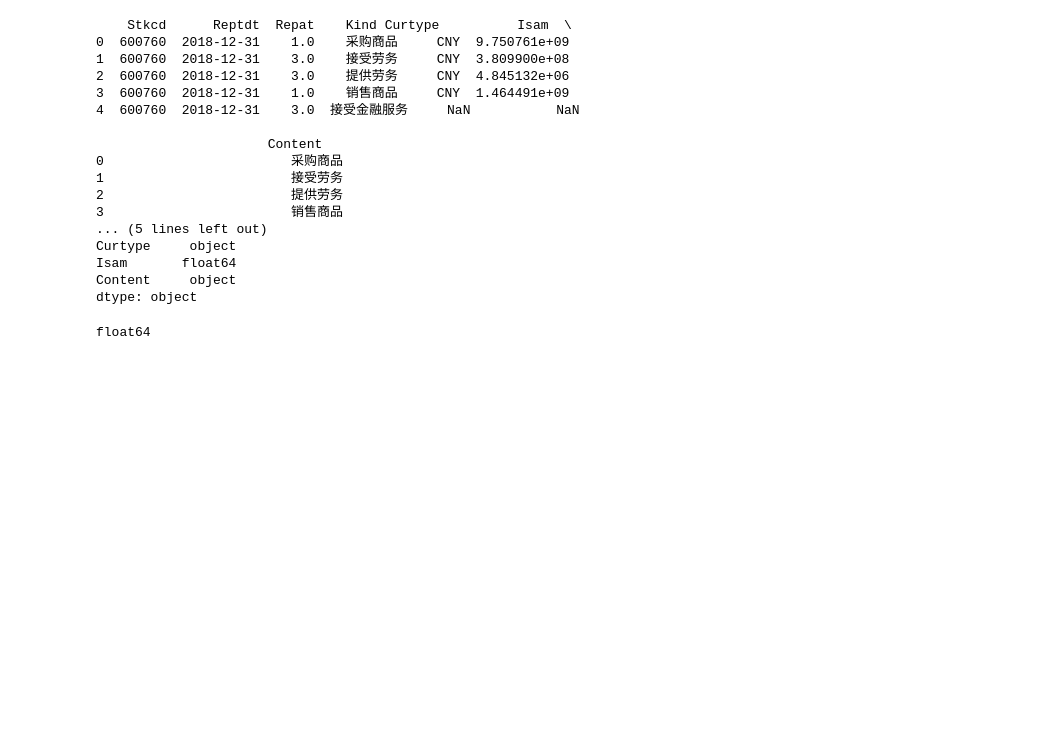
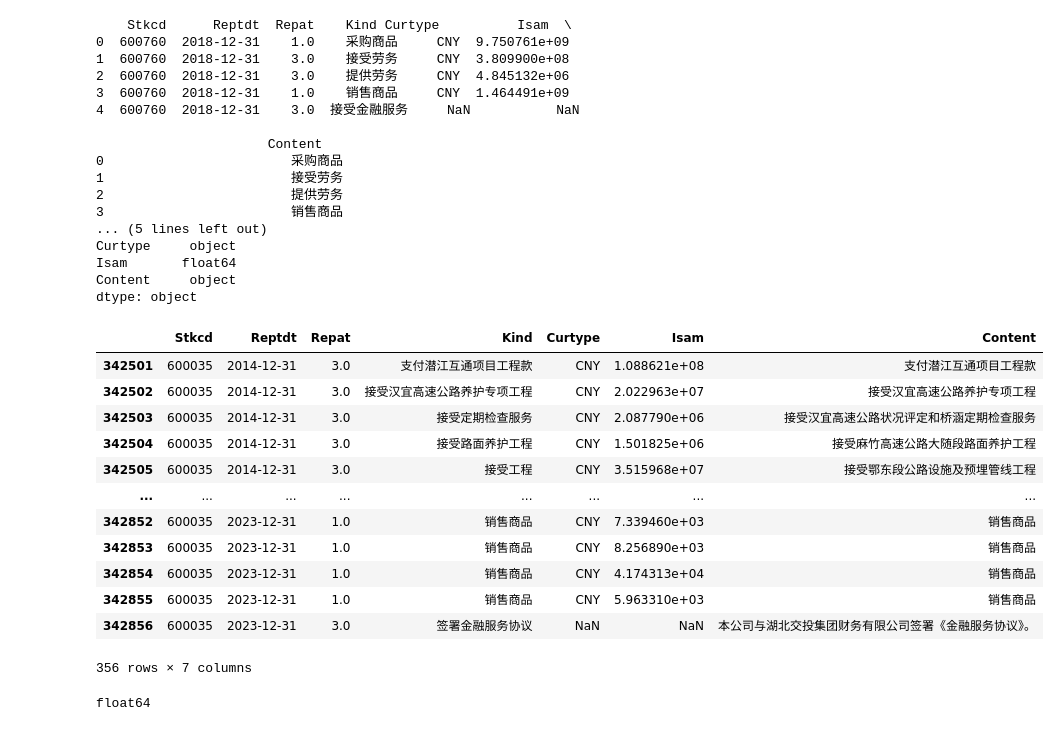
Before and after one commit to lukasgao/master_thesis, a Jupyter notebook: notebooks/关联交易.ipynb, the cells around one changed output. Drawn from its saved outputs; the diff is of its cells as text; code cells hidden in the pictures; blank space fills up the shorter version.

Commit message:
continue working on data

```diff
--- a/notebooks/关联交易.ipynb
+++ b/notebooks/关联交易.ipynb
@@ -9,0 +1,15 @@ BLD = SRC.joinpath("bld").resolve()
+# %%
+import sys
+from pathlib import Path
+import pandas as pd
+
+# 获取当前 notebook 的路径
+notebook_path = Path().resolve()
+
+# 获取项目根目录路径
+project_root = notebook_path.parent  # 假设 notebook 在项目的子目录下
+
+BASE_DIR = Path().resolve().parent
+RAW_DIR = BASE_DIR / "data" / "original_data"
+BLD_DIR = BASE_DIR /"data" / "processed"
+OUTPUT_DIR = BASE_DIR /"data" / "outputs"
@@ -63,13 +69,14 @@ folder_path
 # %%
-import pandas as pd
-
 # 定义列和筛选条件
 columns = ['Stkcd', 'Reptdt', 'Curtype', 'Isam', 'Repat','Content','Kind']
 priority_repat = [1, 3, 8, 9, 10]
+df_1_path = RAW_DIR/"csmar"/"股东治理"/"关联交易情况文件"/"RPT_Operation1.csv"
+df_2_path = RAW_DIR/"csmar"/"股东治理"/"关联交易情况文件"/"RPT_Operation.csv"
+
 
 # 文件 1：处理 Isam 无问题的文件
 df_chunks1 = pd.read_csv(
-    SRC/'original_data/csmar/股东治理/关联交易情况文件/RPT_Operation1.csv',
+    df_1_path,
     usecols=columns,
     dtype={'Stkcd': str, 'Isam': float},  # Isam 直接读取为 float
     chunksize=1000
@@ -77,7 +84,7 @@ df_chunks1 = pd.read_csv(
 
 # 文件 2：处理可能有 Isam 类型问题的文件
 df_chunks2 = pd.read_csv(
-    SRC/'original_data/csmar/股东治理/关联交易情况文件/RPT_Operation.csv',
+    df_2_path,
     usecols=columns,
     dtype={'Stkcd': str},  # Isam 先读取为默认类型
     chunksize=1000
@@ -128,6 +135,22 @@ Curtype     object
 Isam       float64
 Content     object
 dtype: object
+# %%
+final_df[final_df["Stkcd"] == "600035"]
+# %% [output]
+|  | Stkcd | Reptdt | Repat | Kind | Curtype | Isam | Content |
+| 342501 | 600035 | 2014-12-31 | 3.0 | 支付潜江互通项目工程款 | CNY | 1.088621e+08 | 支付潜江互通项目工程款 |
+| 342502 | 600035 | 2014-12-31 | 3.0 | 接受汉宜高速公路养护专项工程 | CNY | 2.022963e+07 | 接受汉宜高速公路养护专项工程 |
+| 342503 | 600035 | 2014-12-31 | 3.0 | 接受定期检查服务 | CNY | 2.087790e+06 | 接受汉宜高速公路状况评定和桥涵定期检查服务 |
+| 342504 | 600035 | 2014-12-31 | 3.0 | 接受路面养护工程 | CNY | 1.501825e+06 | 接受麻竹高速公路大随段路面养护工程 |
+| 342505 | 600035 | 2014-12-31 | 3.0 | 接受工程 | CNY | 3.515968e+07 | 接受鄂东段公路设施及预埋管线工程 |
+| ... | ... | ... | ... | ... | ... | ... | ... |
+| 342852 | 600035 | 2023-12-31 | 1.0 | 销售商品 | CNY | 7.339460e+03 | 销售商品 |
+| 342853 | 600035 | 2023-12-31 | 1.0 | 销售商品 | CNY | 8.256890e+03 | 销售商品 |
+| 342854 | 600035 | 2023-12-31 | 1.0 | 销售商品 | CNY | 4.174313e+04 | 销售商品 |
+| 342855 | 600035 | 2023-12-31 | 1.0 | 销售商品 | CNY | 5.963310e+03 | 销售商品 |
+| 342856 | 600035 | 2023-12-31 | 3.0 | 签署金融服务协议 | NaN | NaN | 本公司与湖北交投集团财务有限公司签署《金融服务协议》。 |
+356 rows × 7 columns
 # %%
 print(final_df['Isam'].dtypes)  # 应输出 float64
 usd_to_cny_rate = 7.0
```
Also changed, not shown: parts of 6 cells of this notebook, 8 other files.
